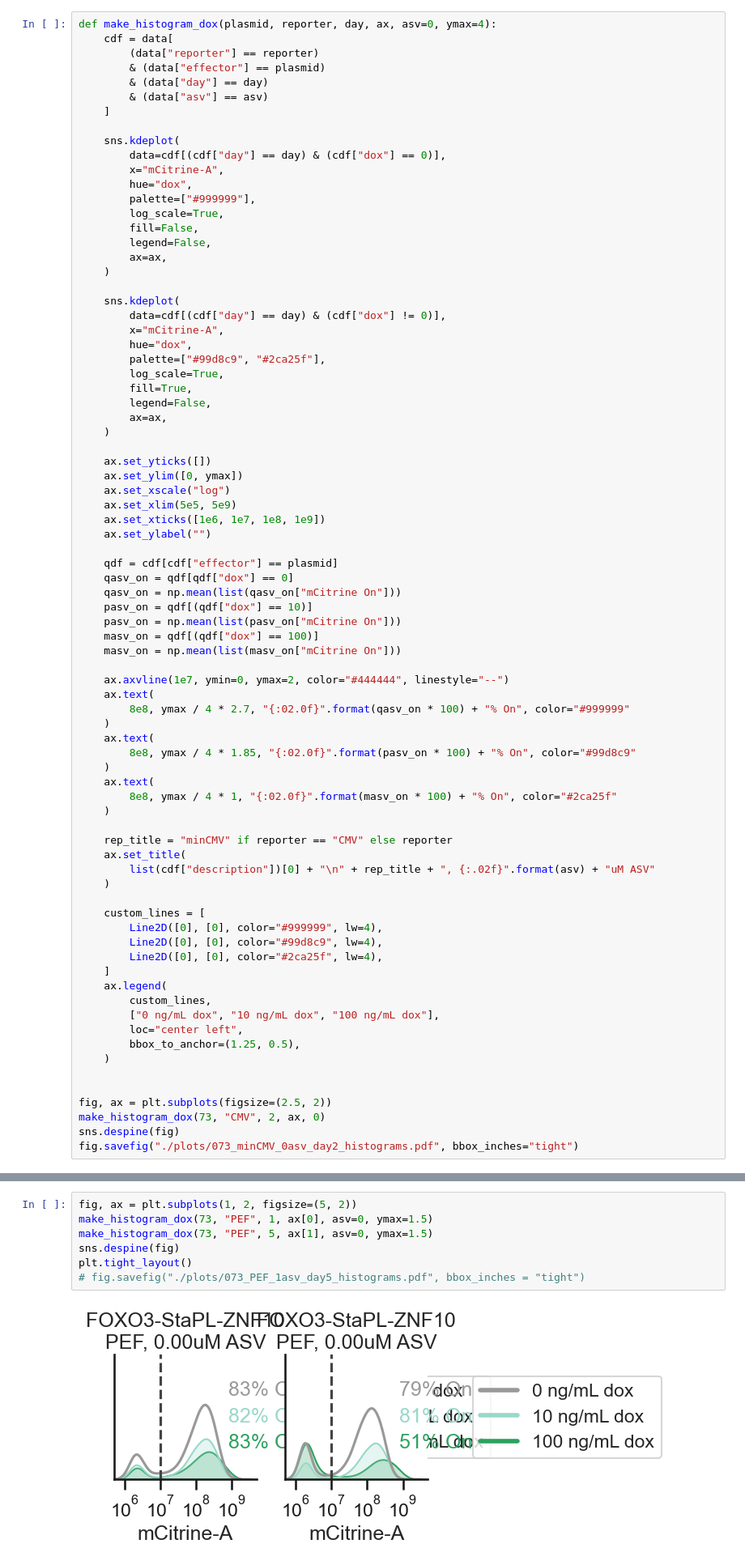
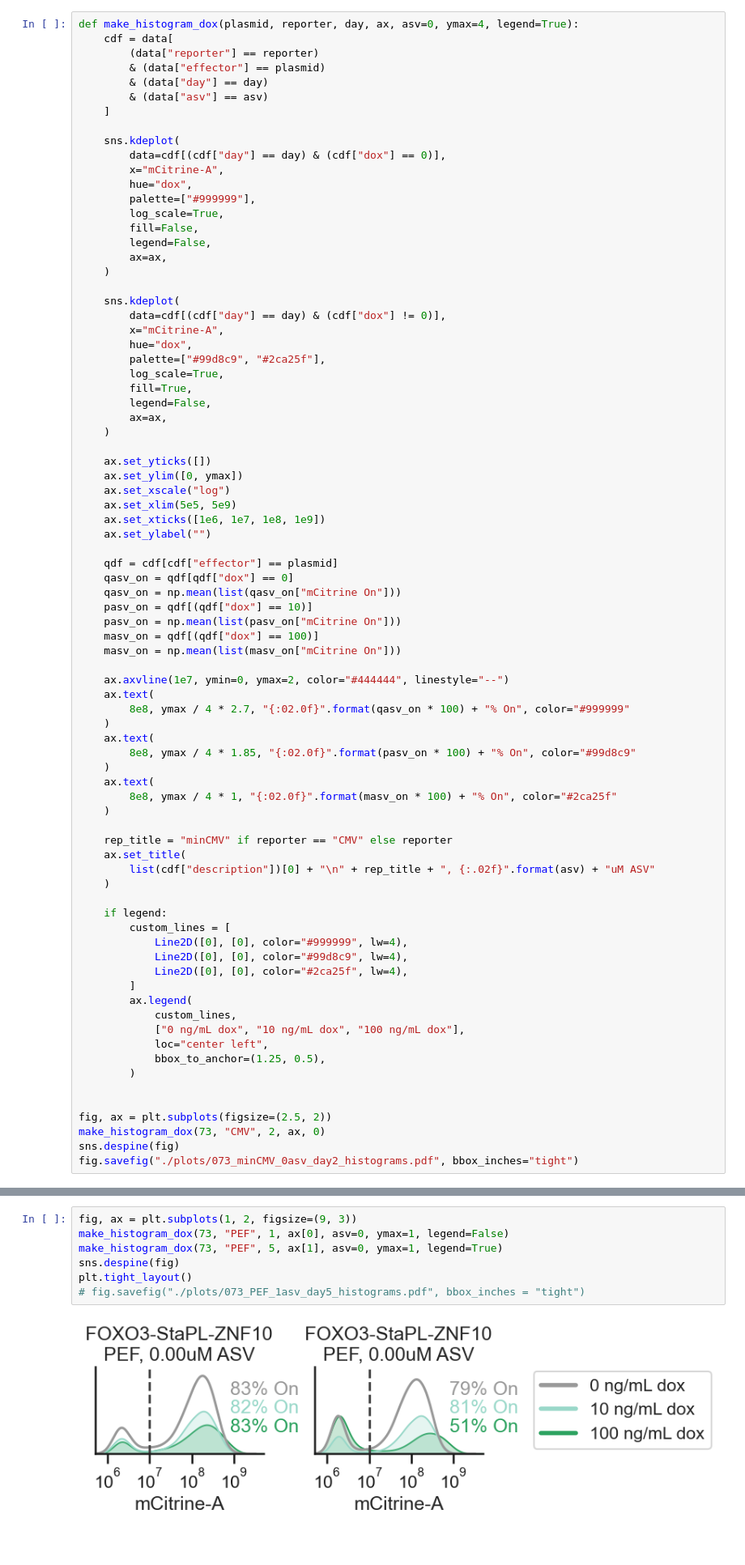
Before and after one commit to axmukund/corecruit_mukund22, a Jupyter notebook: fig_6/StaPL_dox_dosing/Dosing Data.ipynb, the cells around one changed output, grey strips where cells are left out. Shown at 81% size. Drawn from its saved outputs; the diff is of its cells as text.

Commit message:
Adding some new plots for StaPL dosing data

```diff
--- a/fig_6/StaPL_dox_dosing/Dosing Data.ipynb
+++ b/fig_6/StaPL_dox_dosing/Dosing Data.ipynb
@@ -393,7 +365,7 @@ g.add_legend()
 # %% [markdown]
 ## Histograms
 # %%
-def make_histogram_dox(plasmid, reporter, day, ax, asv=0, ymax=4):
+def make_histogram_dox(plasmid, reporter, day, ax, asv=0, ymax=4, legend=True):
     cdf = data[
         (data["reporter"] == reporter)
         & (data["effector"] == plasmid)
@@ -454,17 +426,18 @@ def make_histogram_dox(plasmid, reporter, day, ax, asv=0, ymax=4):
         list(cdf["description"])[0] + "\n" + rep_title + ", {:.02f}".format(asv) + "uM ASV"
     )
 
-    custom_lines = [
-        Line2D([0], [0], color="#999999", lw=4),
-        Line2D([0], [0], color="#99d8c9", lw=4),
-        Line2D([0], [0], color="#2ca25f", lw=4),
-    ]
-    ax.legend(
-        custom_lines,
-        ["0 ng/mL dox", "10 ng/mL dox", "100 ng/mL dox"],
-        loc="center left",
-        bbox_to_anchor=(1.25, 0.5),
-    )
+    if legend:
+        custom_lines = [
+            Line2D([0], [0], color="#999999", lw=4),
+            Line2D([0], [0], color="#99d8c9", lw=4),
+            Line2D([0], [0], color="#2ca25f", lw=4),
+        ]
+        ax.legend(
+            custom_lines,
+            ["0 ng/mL dox", "10 ng/mL dox", "100 ng/mL dox"],
+            loc="center left",
+            bbox_to_anchor=(1.25, 0.5),
+        )
 
 
 fig, ax = plt.subplots(figsize=(2.5, 2))
@@ -560,12 +534,12 @@ fig.savefig("./plots/073_PEF_1asv_day5_histograms.pdf", bbox_inches = "tight")
 # %%
-fig, ax = plt.subplots(1, 2, figsize=(5, 2))
-make_histogram_dox(73, "PEF", 1, ax[0], asv=0, ymax=1.5)
-make_histogram_dox(73, "PEF", 5, ax[1], asv=0, ymax=1.5)
+fig, ax = plt.subplots(1, 2, figsize=(9, 3))
+make_histogram_dox(73, "PEF", 1, ax[0], asv=0, ymax=1, legend=False)
+make_histogram_dox(73, "PEF", 5, ax[1], asv=0, ymax=1, legend=True)
 sns.despine(fig)
 plt.tight_layout()
 # fig.savefig("./plots/073_PEF_1asv_day5_histograms.pdf", bbox_inches = "tight")
 # %% [output]
-[figure, old version]
+[figure, new version]
 # %% [markdown]
 ## Heatmaps
 # %%
```
Also changed, not shown: parts of 20 cells of this notebook, 9 other files.
